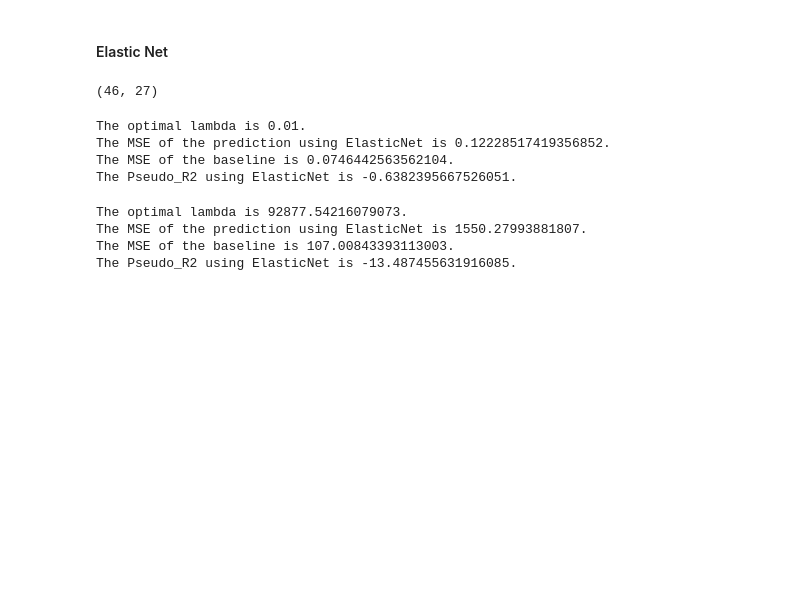
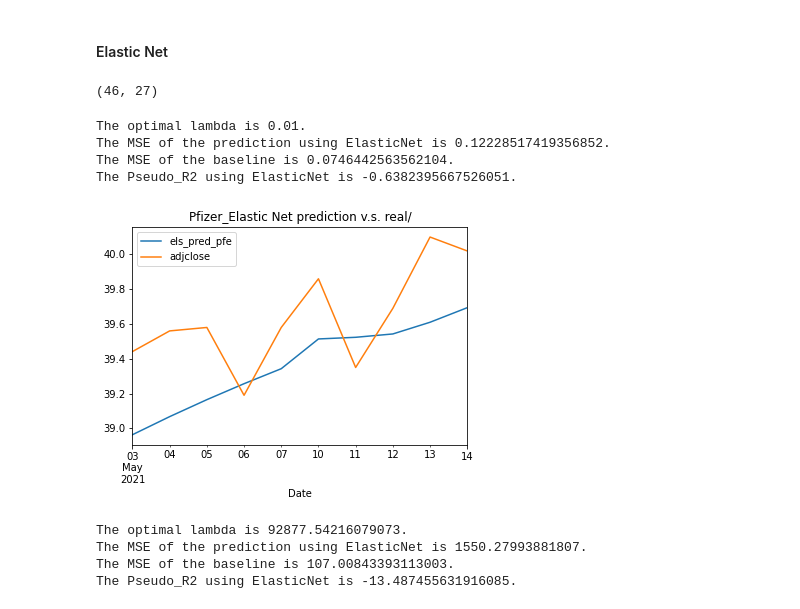
Before and after one commit to juno-yuu/COVID-Vaccine-and-Biotech-industry, a Jupyter notebook: Final_Project_Clean.ipynb, the cells around one changed output. Saved outputs shown, nothing was run; the diff lists cells and outputs as text; code cells hidden in the pictures; blank space fills up the shorter version.

```diff
--- a/Final_Project_Clean.ipynb
+++ b/Final_Project_Clean.ipynb
@@ -698,6 +698,15 @@ The optimal lambda is 0.01.
 The MSE of the prediction using ElasticNet is 0.12228517419356852.
 The MSE of the baseline is 0.0746442563562104.
 The Pseudo_R2 using ElasticNet is -0.6382395667526051.
+# %%
+els_pred_pfe = ElasticNet(lambda_opt_pfe, l1_ratio = 0.5, fit_intercept = False)\
+.fit(X = PFE_partial_train.iloc[:, [6, 7, 9, 23]], y = PFE_partial_train.iloc[:,4])\
+.predict(X = PFE_partial_test.iloc[:, [6, 7, 9, 23]])
+PFE_partial_test['els_pred_pfe'] = els_pred_pfe
+_ = PFE_partial_test.plot(y = ['els_pred_pfe', 'adjclose'])
+_ = plt.title("Pfizer_Elastic Net prediction v.s. real/")
+# %% [output]
+[figure, added]
 # %%
 # function to find mean-squared-error
 def IOMSE_MOD(Lambda):
```
Also changed, not shown: parts of 3 cells of this notebook.
